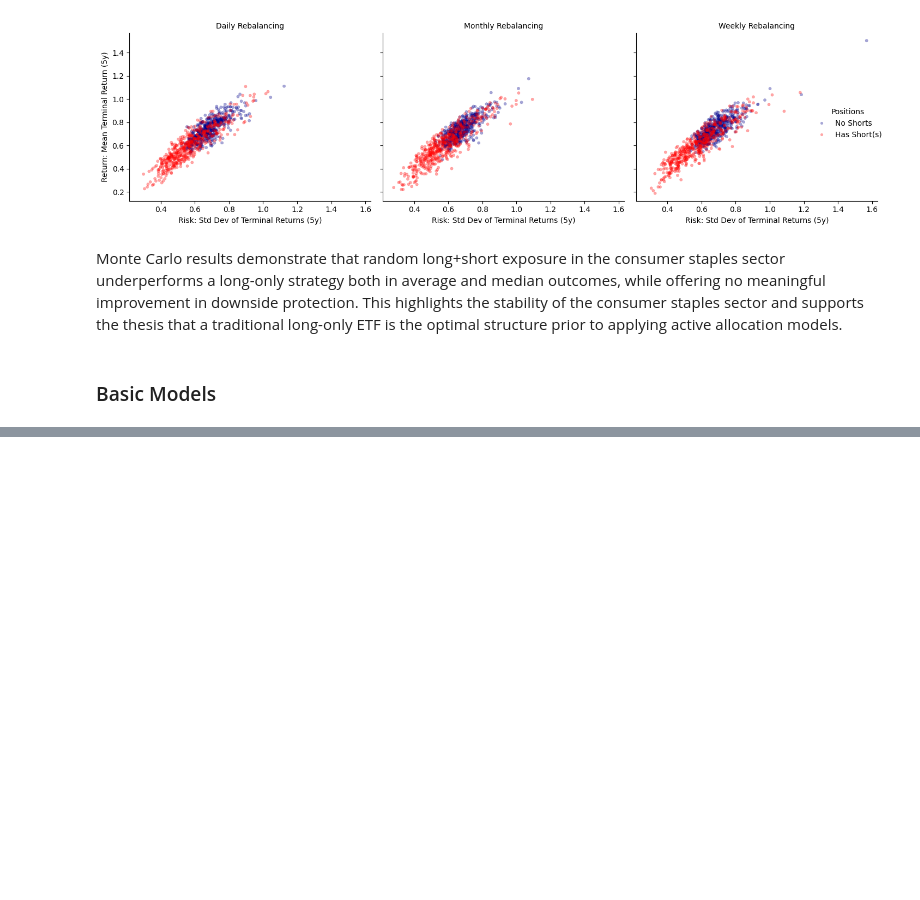
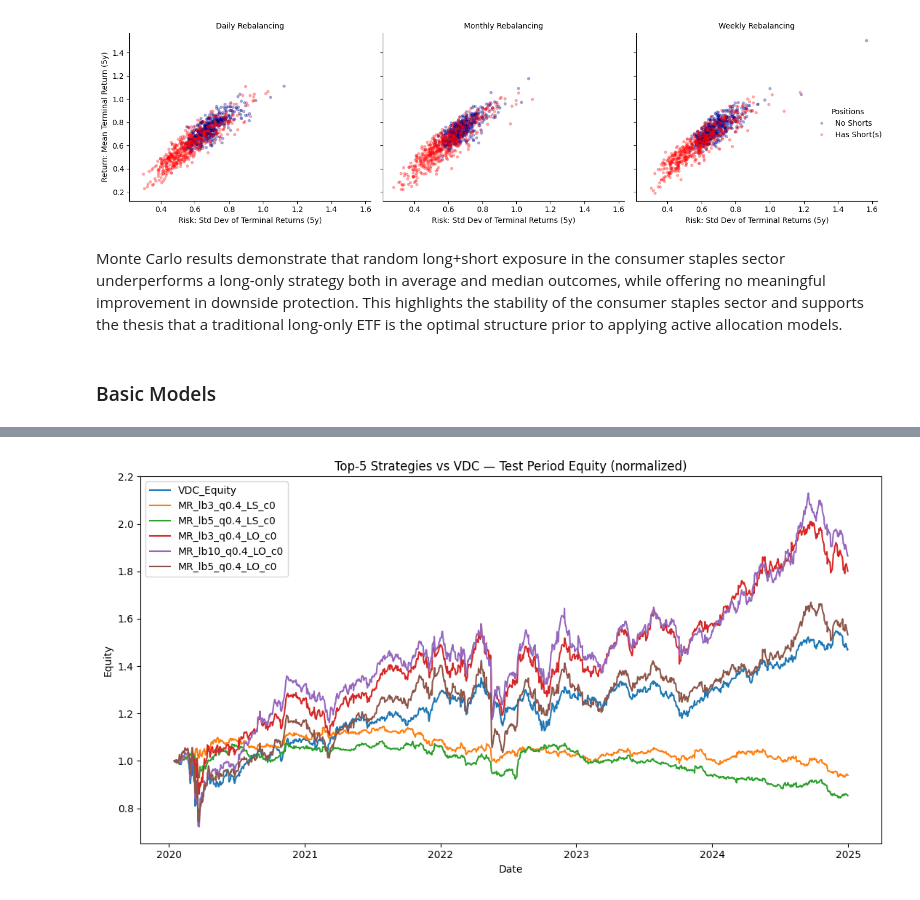
Before and after one commit to EliFreedman/MSDS-451-Final, a Jupyter notebook: notebooks/final_project.ipynb, the cells around one changed output, grey strips where cells are left out. Cells and saved outputs as stored; diff of their text form; code cells hidden in the pictures; blank space fills up the shorter version.

```diff
--- a/notebooks/final_project.ipynb
+++ b/notebooks/final_project.ipynb
@@ -977,0 +1366,14 @@ Monte Carlo results demonstrate that random long+short exposure in the consumer
+# %%
+eq_list = []
+labels  = []
+for i, row in enumerate(top5_params.to_dicts(), start=1):
+    label = (
+        f"{row['Strategy']}"
+        f"_lb{row.get('MR_lookback') or row.get('MOM_lookback')}"
+        f"{'_q'+str(row['MR_quantile']) if row['Strategy']=='MR' else ''}"
+        f"{'_LS' if (row.get('MR_long_short') if row['Strategy']=='MR' else row['MOM_long_short']) else '_LO'}"
+        f"_c{int(row['trans_cost_bps'])}"
+    )
+    _, eq, _ = run_config_on(prices_test, rets_test, row)
+    eq_list.append(eq.rename({"equity": label}))
+    labels.append(label)
@@ -977,0 +1386,17 @@ Monte Carlo results demonstrate that random long+short exposure in the consumer
+# %%
+BENCH = "VDC"
+spy_prices = _read_price_csv(saved_benchmarks[1], BENCH)
+spy_test = spy_prices.filter((pl.col("Date") >= TEST_START) & (pl.col("Date") <= TEST_END))
+spy_rets = spy_test.select("Date", (pl.col(BENCH).pct_change()).alias("ret")).drop_nulls(subset=["ret"])
+spy_eq   = spy_rets.select("Date", ((1.0 + pl.col("ret")).cum_prod()).alias(f"{BENCH}_Equity"))
+
+# Join all on common test dates, then normalize each to 1.0 at first common date
+joined = spy_eq
+for eq in eq_list:
+    joined = joined.join(eq, on="Date", how="inner")
+
+eq_cols = [c for c in joined.columns if c != "Date"]
+first_vals = joined.select(eq_cols).row(0)
+scalers = {c: (first_vals[i] if first_vals[i] not in (0, None) else 1.0) for i, c in enumerate(eq_cols)}
+joined = joined.with_columns([(pl.col(c) / scalers[c]).alias(c) for c in eq_cols])
+joined.write_csv(results_dir / "test_top5_vs_vdc_equity.csv")
@@ -977,0 +1452,12 @@ Monte Carlo results demonstrate that random long+short exposure in the consumer
+# %%
+# (b) Test-period equity: Top-5 vs VDC
+dates = joined["Date"].to_pandas()
+plt.figure(figsize=(11, 6))
+for c in [f"{BENCH}_Equity"] + labels:
+    plt.plot(dates, joined[c].to_pandas(), label=c)
+plt.title("Top-5 Strategies vs VDC — Test Period Equity (normalized)")
+plt.xlabel("Date"); plt.ylabel("Equity")
+plt.savefig(results_dir / "best_strategy_test_normalized.png", bbox_inches='tight', dpi=150)
+plt.legend(); plt.tight_layout(); plt.show()
+# %% [output]
+[figure, added]
```
Also changed, not shown: parts of 43 cells of this notebook.
